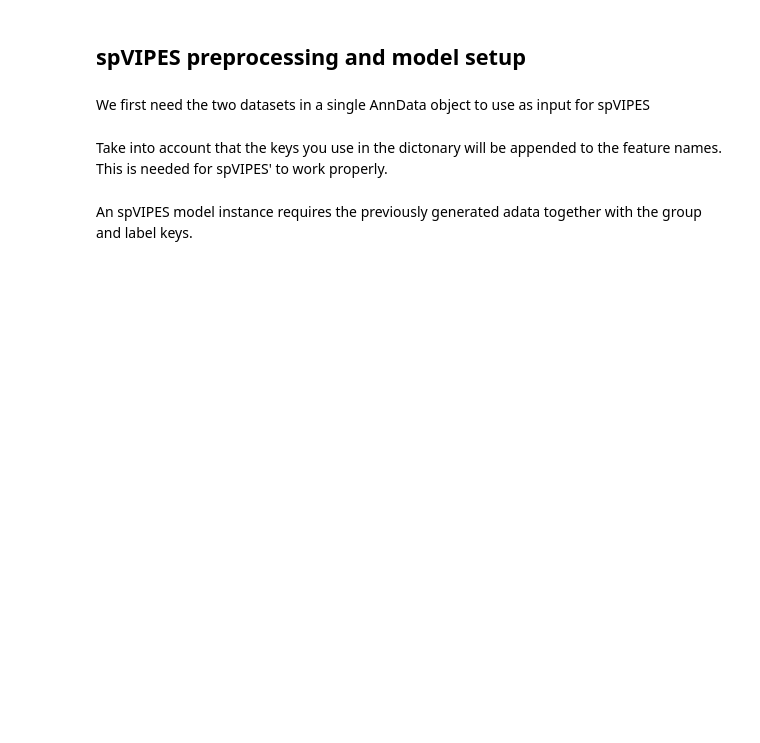
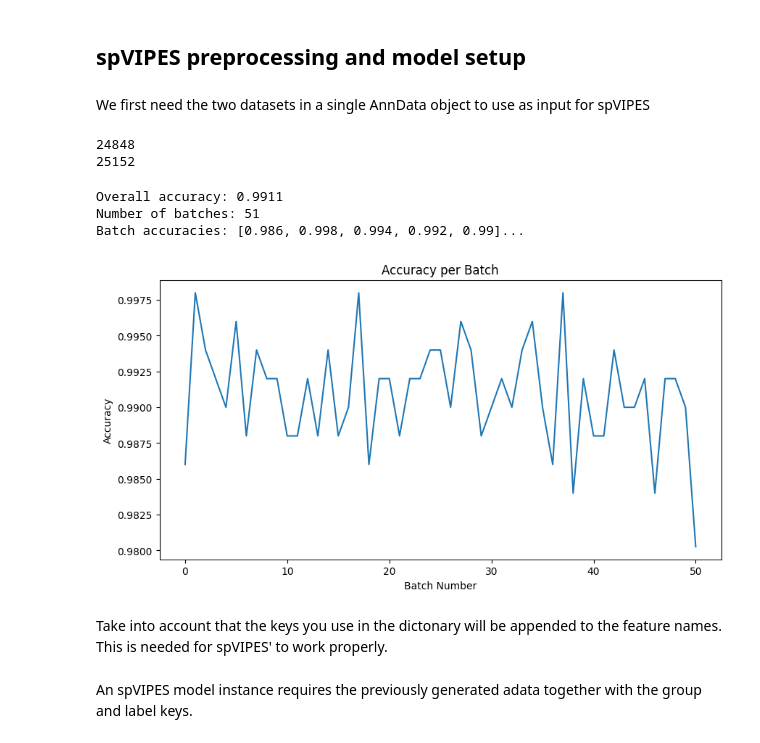
Before and after one commit to nrclaudio/spVIPES, a Jupyter notebook: docs/notebooks/Tutorial.ipynb, the cells around one changed output. Cells and saved outputs as stored; diff of their text form; code cells hidden in the pictures; blank space fills up the shorter version.

```diff
--- a/docs/notebooks/Tutorial.ipynb
+++ b/docs/notebooks/Tutorial.ipynb
@@ -12,7 +14,7 @@ The dataset used in this tutorial is available at Zenodo: https://zenodo.org/rec
 # %% [markdown]
 ## Preprocessing
 # %%
-simulated_data = sc.read_h5ad("splatter_simulation.h5ad")
+simulated_data = sc.read_h5ad("splatter_simulation-2.h5ad")
 simulated_data.var_names_make_unique()
 # %% [markdown]
 To apply spVIPES we first need:
@@ -44,3 +46,6 @@ dataset2 = simulated_data[simulated_data.obs.Dataset == 'Dataset 2'].copy()
 We first need the two datasets in a single AnnData object to use as input for spVIPES
 # %%
 adata = spVIPES.data.prepare_adatas({"dataset_1": dataset1, "dataset_2": dataset2})
+# %%
+adata.uns['transport_plan'] = np.load("transport_matrix_simulated.npy")
+transport_plan = adata.uns['transport_plan']
@@ -47,3 +111,39 @@ adata = spVIPES.data.prepare_adatas({"dataset_1": dataset1, "dataset_2": dataset
+# %%
+group_indices_list = [np.where(adata.obs['groups'] == group)[0] for group in adata.obs['groups'].unique()]
+# %%
+print(len(group_indices_list[0]))
+print(len(group_indices_list[1]))
+# %% [output]
+24848
+25152
+# %%
+# Usage example:
+paired_indices, overall_accuracy, batch_accuracies = create_paired_indices(
+    group_indices_list,
+    transport_plan,
+    [adata[adata.obs['groups'] == 'dataset_1'].obs['Celltypes'].values,
+     adata[adata.obs['groups'] == 'dataset_2'].obs['Celltypes'].values],
+    batch_size=500
+)# Analyse Transport Plan
+# %%
+print(f"Overall accuracy: {overall_accuracy:.4f}")
+print(f"Number of batches: {len(batch_accuracies)}")
+print(f"Batch accuracies: {batch_accuracies[:5]}...") # Showing first 5 batch accuracies
+
+# You can also plot the batch accuracies
+import matplotlib.pyplot as plt
+
+plt.figure(figsize=(10, 5))
+plt.plot(batch_accuracies)
+plt.title("Accuracy per Batch")
+plt.xlabel("Batch Number")
+plt.ylabel("Accuracy")
+plt.show()
+# %% [output]
+Overall accuracy: 0.9911
+Number of batches: 51
+Batch accuracies: [0.986, 0.998, 0.994, 0.992, 0.99]...
+[figure, added]
 # %% [markdown]
 Take into account that the keys you use in the dictonary will be appended to the feature names. This is needed for spVIPES' to work properly.
 # %% [markdown]
```
Also changed, not shown: parts of 14 cells of this notebook, 3 other files.
